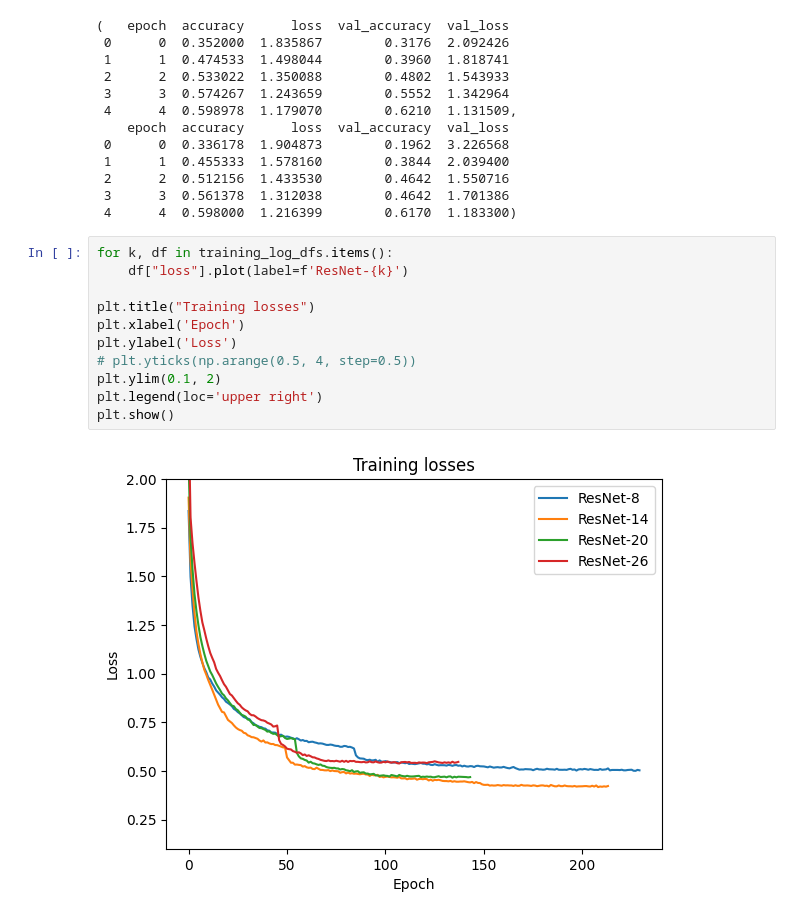
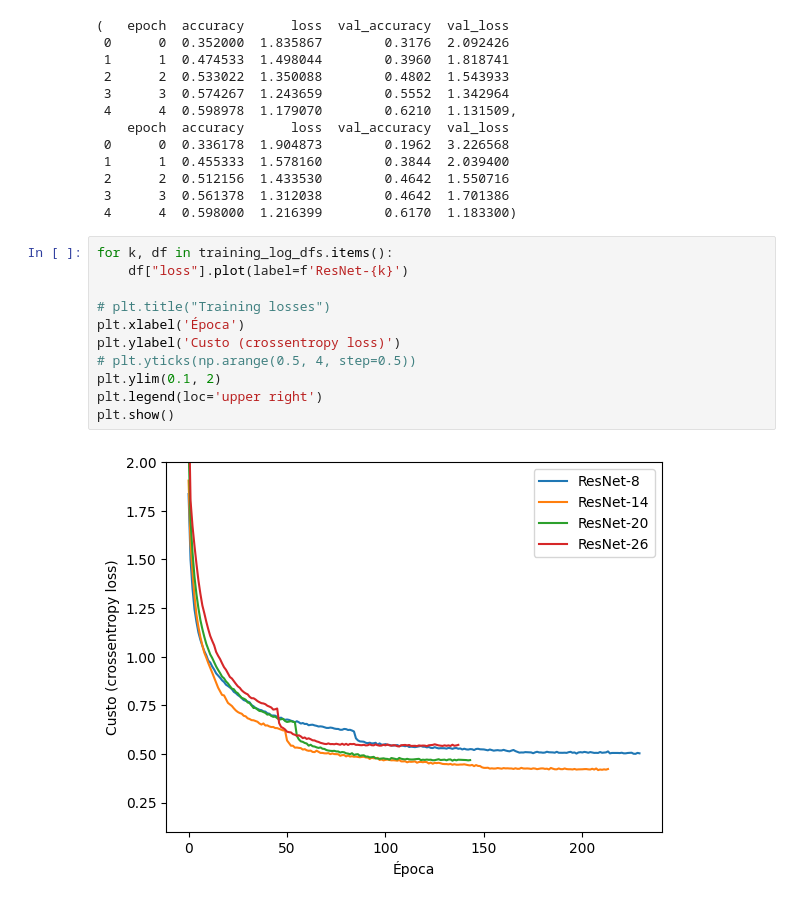
Before and after one commit to allan-cedric/tcc-resnet-cifar10, a Jupyter notebook: gen_train_graphics.ipynb, the cells around one changed output. Saved outputs shown, nothing was run; the diff lists cells and outputs as text.

```diff
--- a/gen_train_graphics.ipynb
+++ b/gen_train_graphics.ipynb
@@ -26,16 +26,16 @@ training_log_dfs["8"].head(), training_log_dfs["14"].head()
 # %%
 for k, df in training_log_dfs.items():
     df["loss"].plot(label=f'ResNet-{k}')
 
-plt.title("Training losses")
-plt.xlabel('Epoch')
-plt.ylabel('Loss')
+# plt.title("Training losses")
+plt.xlabel('Época')
+plt.ylabel('Custo (crossentropy loss)')
 # plt.yticks(np.arange(0.5, 4, step=0.5))
 plt.ylim(0.1, 2)
 plt.legend(loc='upper right')
 plt.show()
 # %% [output]
-[figure, old version]
+[figure, new version]
 # %%
 for k, df in training_log_dfs.items():
     df["val_loss"].plot(label=f'ResNet-{k}')
```
Also changed, not shown: parts of 1 cell of this notebook, 13 other files.
